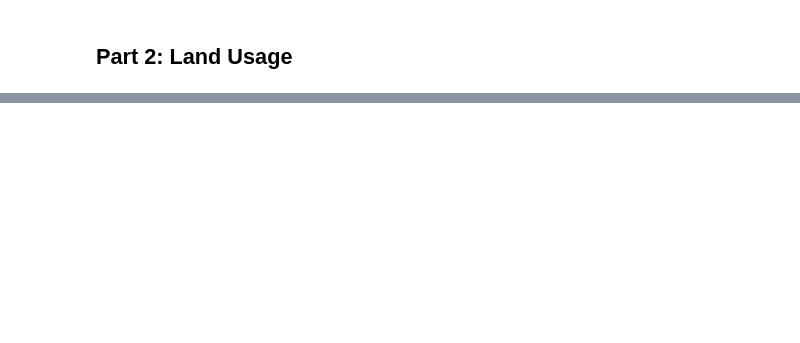
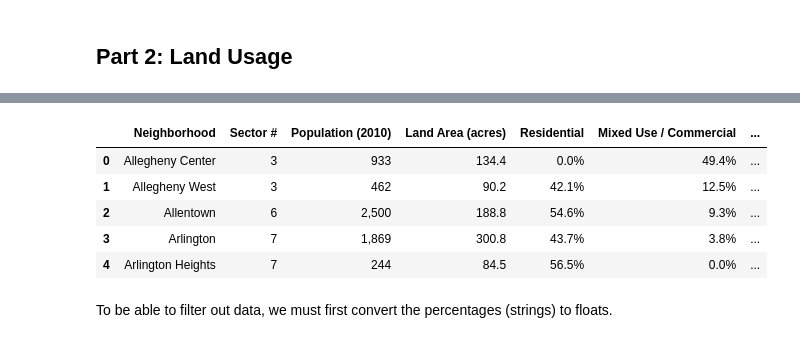
Before and after one commit to benjamin-kiddie/Big-Ideas-Final-Project, a Jupyter notebook: Presentation-Notebook.ipynb, the cells around one changed output, grey strips where cells are left out. Cells and saved outputs as stored; diff of their text form; code cells hidden in the pictures; blank space fills up the shorter version.

```diff
--- a/Presentation-Notebook.ipynb
+++ b/Presentation-Notebook.ipynb
@@ -108,0 +138,17 @@ Based on the above results, Hays, St. Clair, and North Shore were the top 3 leas
+# %%
+import pandas as pd
+import matplotlib.pyplot as plt
+import geopandas
+
+data = pd.read_csv("landuse.csv")
+
+data.head(5)
+# %% [output]
+|  | Neighborhood | Sector # | Population (2010) | Land Area (acres) | Residential | Mixed Use / Commercial | ... |
+| 0 | Allegheny Center | 3 | 933 | 134.4 | 0.0% | 49.4% | ... |
+| 1 | Allegheny West | 3 | 462 | 90.2 | 42.1% | 12.5% | ... |
+| 2 | Allentown | 6 | 2,500 | 188.8 | 54.6% | 9.3% | ... |
+| 3 | Arlington | 7 | 1,869 | 300.8 | 43.7% | 3.8% | ... |
+| 4 | Arlington Heights | 7 | 244 | 84.5 | 56.5% | 0.0% | ... |
+# %% [markdown]
+To be able to filter out data, we must first convert the percentages (strings) to floats.
```
Also changed, not shown: parts of 13 cells of this notebook, 1 other file.
